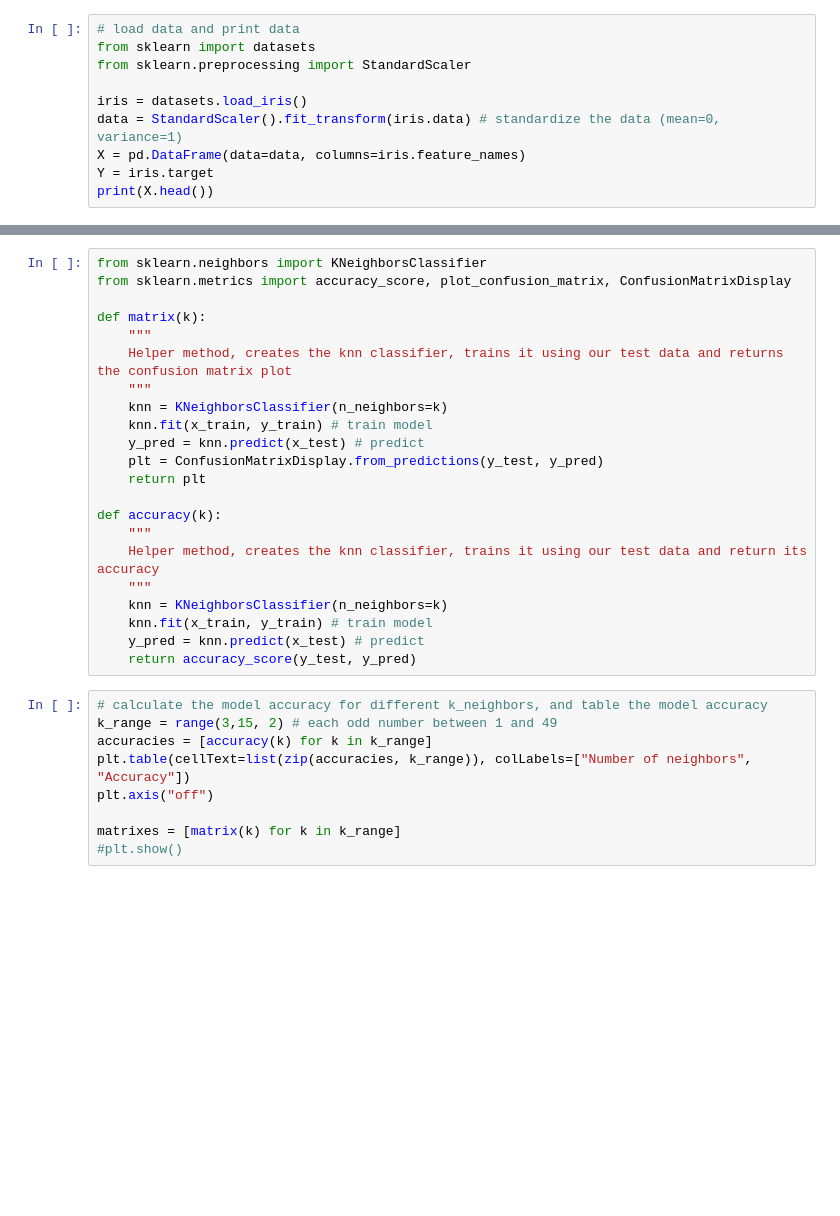
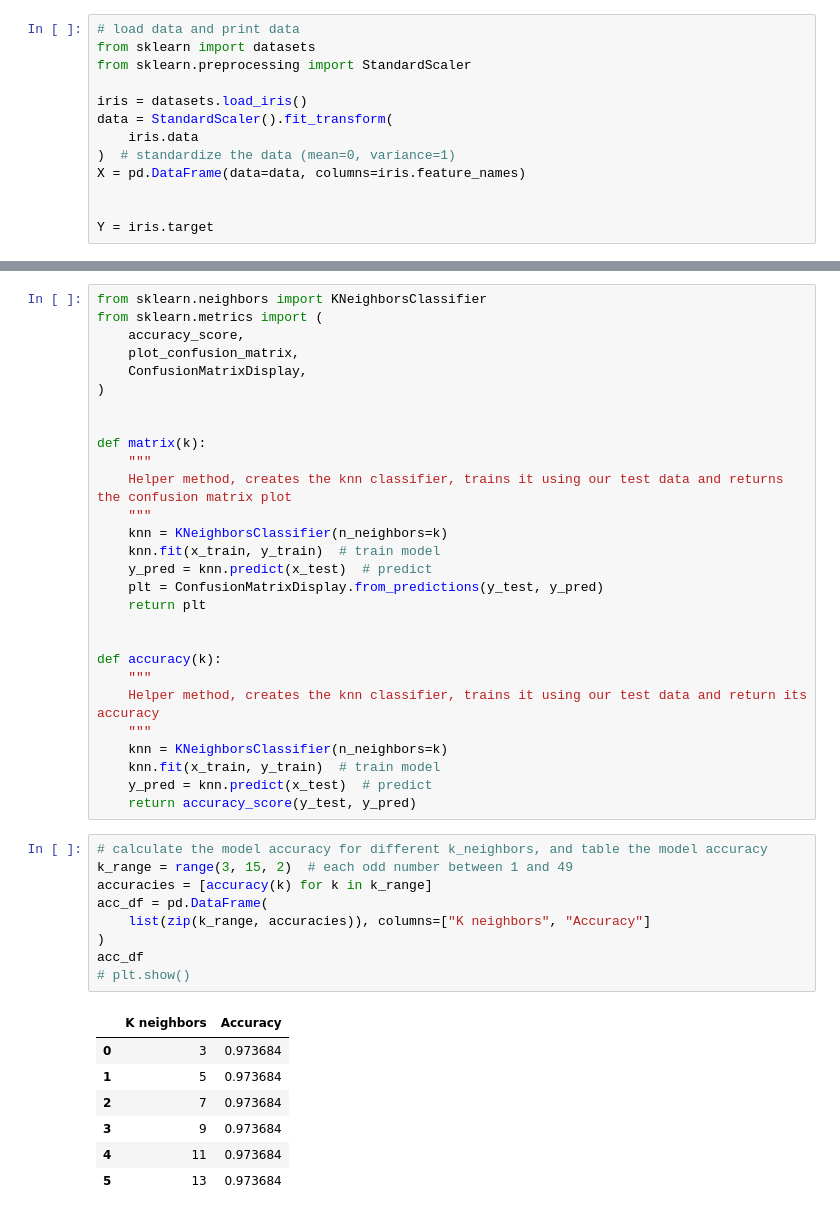
Before and after one commit to yuvalshi0/introduction-to-cv-course, a Jupyter notebook: iris.ipynb, the cells around one changed output, grey strips where cells are left out. Cells and saved outputs as stored; diff of their text form; blank space fills up the shorter version.

```diff
--- a/iris.ipynb
+++ b/iris.ipynb
@@ -9,10 +8,13 @@ from sklearn import datasets
 from sklearn.preprocessing import StandardScaler
 
 iris = datasets.load_iris()
-data = StandardScaler().fit_transform(iris.data) # standardize the data (mean=0, variance=1)
+data = StandardScaler().fit_transform(
+    iris.data
+)  # standardize the data (mean=0, variance=1)
 X = pd.DataFrame(data=data, columns=iris.feature_names)
+
+
 Y = iris.target
-print(X.head())
 # %%
 # split data into train data and test data
 from sklearn.model_selection import train_test_split
@@ -20,34 +23,48 @@ x_train, x_test, y_train, y_test = train_test_split(X,Y, random_state=0)
 # %%
 from sklearn.neighbors import KNeighborsClassifier
-from sklearn.metrics import accuracy_score, plot_confusion_matrix, ConfusionMatrixDisplay
+from sklearn.metrics import (
+    accuracy_score,
+    plot_confusion_matrix,
+    ConfusionMatrixDisplay,
+)
+
 
 def matrix(k):
     """
     Helper method, creates the knn classifier, trains it using our test data and returns the confusion matrix plot
     """
     knn = KNeighborsClassifier(n_neighbors=k)
-    knn.fit(x_train, y_train) # train model
-    y_pred = knn.predict(x_test) # predict
+    knn.fit(x_train, y_train)  # train model
+    y_pred = knn.predict(x_test)  # predict
     plt = ConfusionMatrixDisplay.from_predictions(y_test, y_pred)
     return plt
+
 
 def accuracy(k):
     """
     Helper method, creates the knn classifier, trains it using our test data and return its accuracy
     """
     knn = KNeighborsClassifier(n_neighbors=k)
-    knn.fit(x_train, y_train) # train model
-    y_pred = knn.predict(x_test) # predict
+    knn.fit(x_train, y_train)  # train model
+    y_pred = knn.predict(x_test)  # predict
     return accuracy_score(y_test, y_pred)
 # %%
 # calculate the model accuracy for different k_neighbors, and table the model accuracy
-k_range = range(3,15, 2) # each odd number between 1 and 49
+k_range = range(3, 15, 2)  # each odd number between 1 and 49
 accuracies = [accuracy(k) for k in k_range]
-plt.table(cellText=list(zip(accuracies, k_range)), colLabels=["Number of neighbors", "Accuracy"])
-plt.axis("off")
-
-matrixes = [matrix(k) for k in k_range]
-#plt.show()
+acc_df = pd.DataFrame(
+    list(zip(k_range, accuracies)), columns=["K neighbors", "Accuracy"]
+)
+acc_df
+# plt.show()
+# %% [output]
+|  | K neighbors | Accuracy |
+| 0 | 3 | 0.973684 |
+| 1 | 5 | 0.973684 |
+| 2 | 7 | 0.973684 |
+| 3 | 9 | 0.973684 |
+| 4 | 11 | 0.973684 |
+| 5 | 13 | 0.973684 |
 # %%
 # SVM
 from sklearn import svm
```
Also changed, not shown: parts of 3 cells of this notebook, 1 other file.
